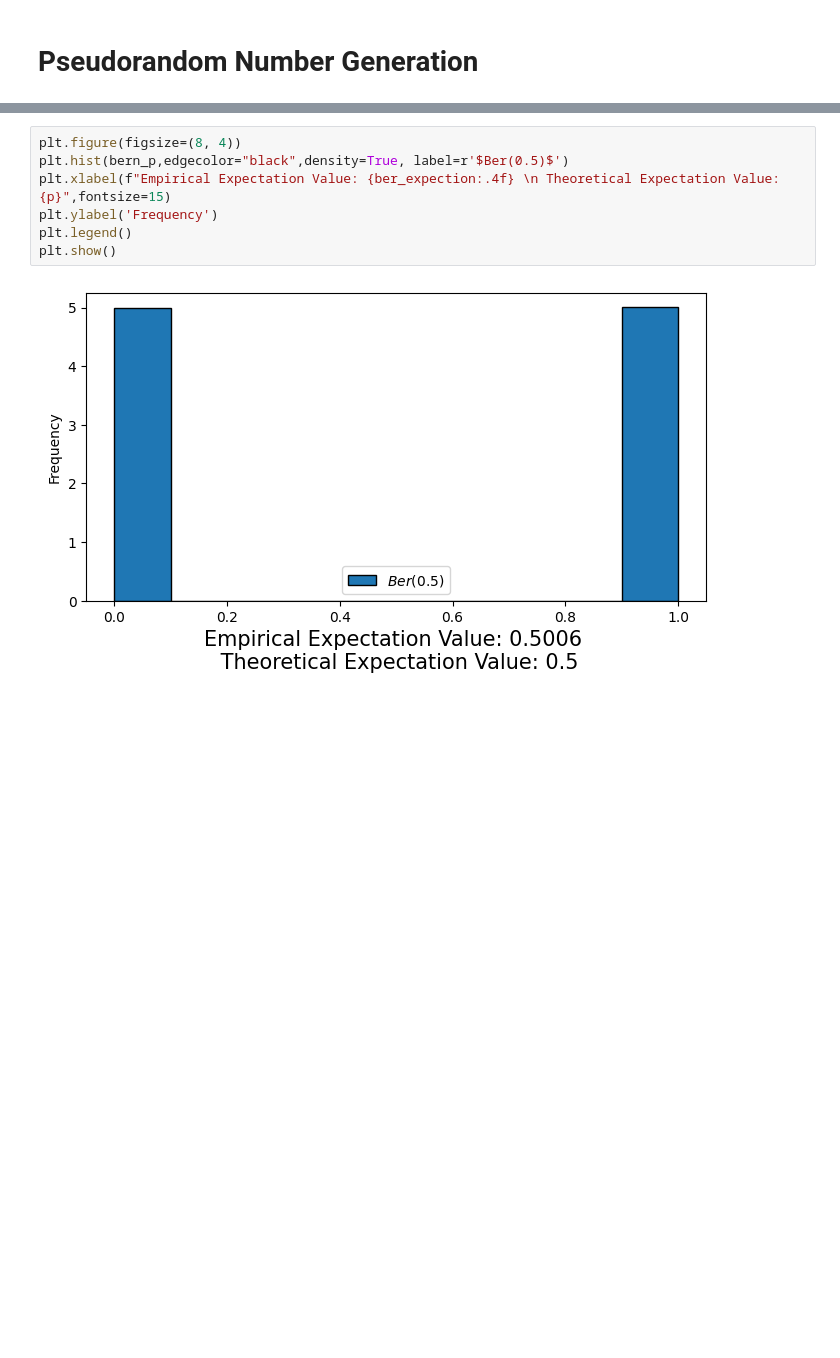
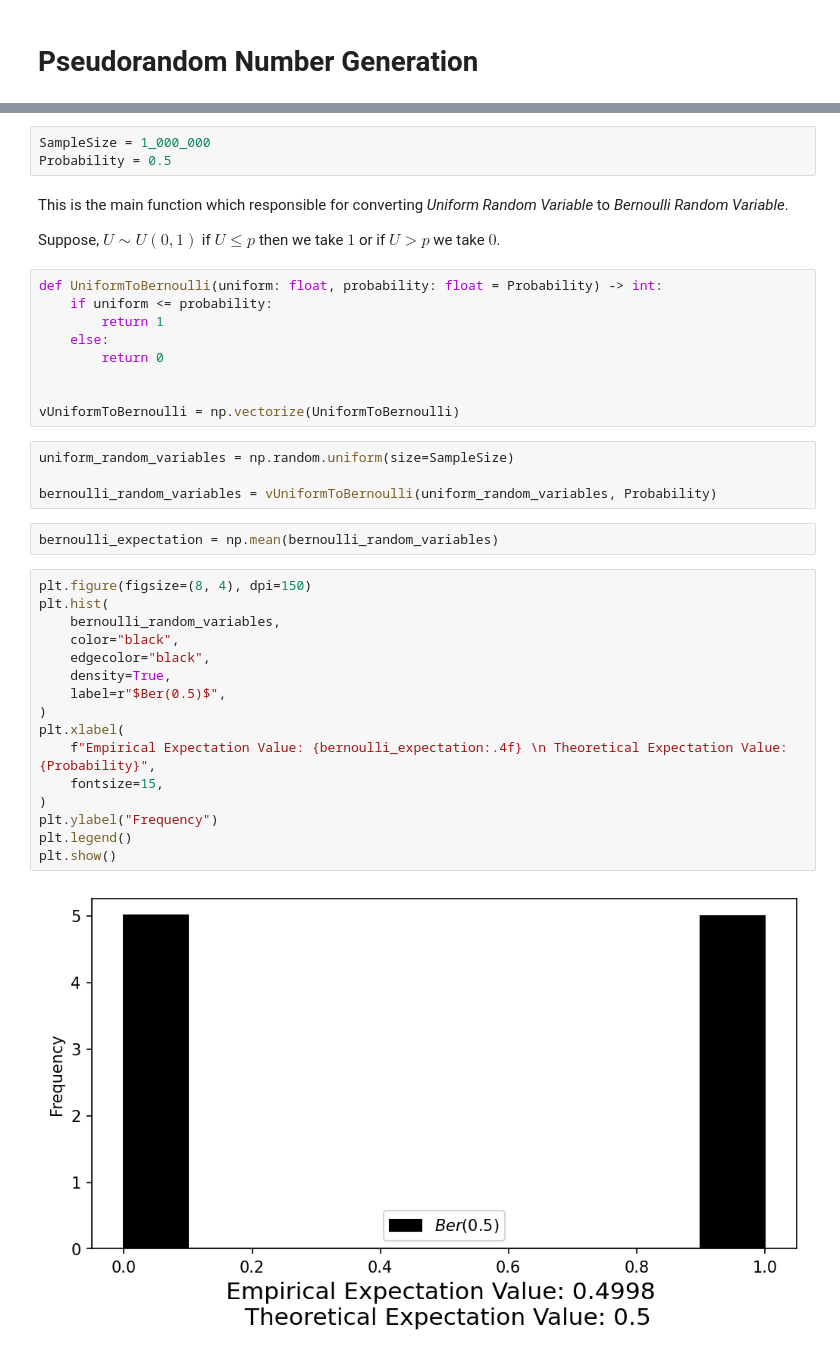
Before and after one commit to AzmainBiswas/Monte_Carlo, a Jupyter notebook: Generating Random Variable/Discrite.ipynb, the cells around one changed output, grey strips where cells are left out. Saved outputs shown, nothing was run; the diff lists cells and outputs as text; blank space fills up the shorter version.

```diff
--- a/Generating Random Variable/Discrite.ipynb
+++ b/Generating Random Variable/Discrite.ipynb
@@ -59,12 +10,43 @@ ber_expection = sum(bern_p) / N
+# %%
+SampleSize = 1_000_000
+Probability = 0.5
+# %% [markdown]
+This is the main function which responsible for converting *Uniform Random Variable* to *Bernoulli Random Variable*.
+
+Suppose, $U\sim U(0,1)$ if $U\le p$ then we take $1$ or if $U>p$ we take $0$.
+# %%
+def UniformToBernoulli(uniform: float, probability: float = Probability) -> int:
+    if uniform <= probability:
+        return 1
+    else:
+        return 0
+
+
+vUniformToBernoulli = np.vectorize(UniformToBernoulli)
+# %%
+uniform_random_variables = np.random.uniform(size=SampleSize)
+
+bernoulli_random_variables = vUniformToBernoulli(uniform_random_variables, Probability)
+# %%
+bernoulli_expectation = np.mean(bernoulli_random_variables)
 # %%
-plt.figure(figsize=(8, 4))
-plt.hist(bern_p,edgecolor="black",density=True, label=r'$Ber(0.5)$')
-plt.xlabel(f"Empirical Expectation Value: {ber_expection:.4f} \n Theoretical Expectation Value: {p}",fontsize=15)
-plt.ylabel('Frequency')
+plt.figure(figsize=(8, 4), dpi=150)
+plt.hist(
+    bernoulli_random_variables,
+    color="black",
+    edgecolor="black",
+    density=True,
+    label=r"$Ber(0.5)$",
+)
+plt.xlabel(
+    f"Empirical Expectation Value: {bernoulli_expectation:.4f} \n Theoretical Expectation Value: {Probability}",
+    fontsize=15,
+)
+plt.ylabel("Frequency")
 plt.legend()
 plt.show()
 # %% [output]
-[figure, old version]
+[figure, new version]
 # %% [markdown]
 # Binomial distribution
 
```
Also changed, not shown: parts of 16 cells of this notebook, 2 other files.
